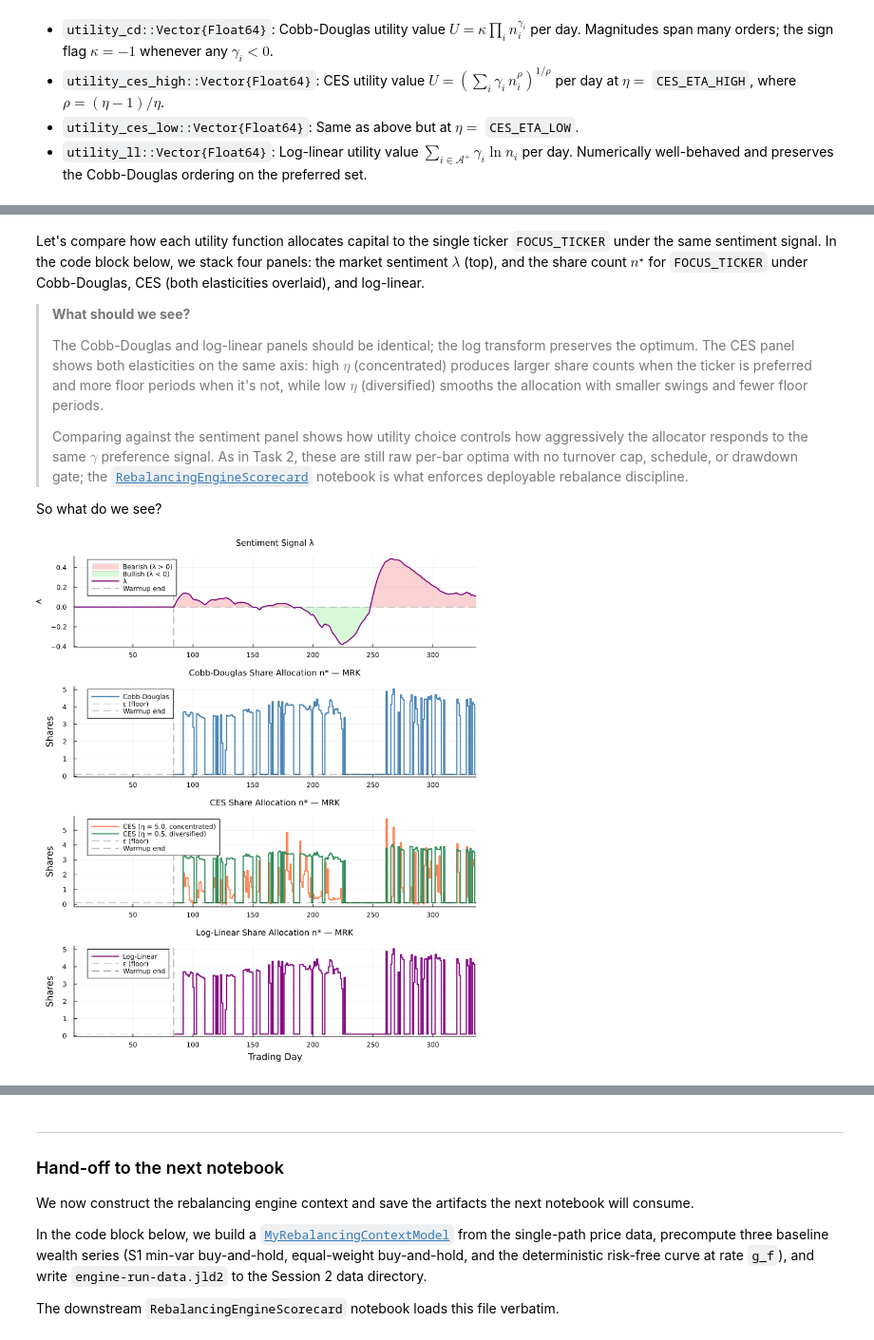
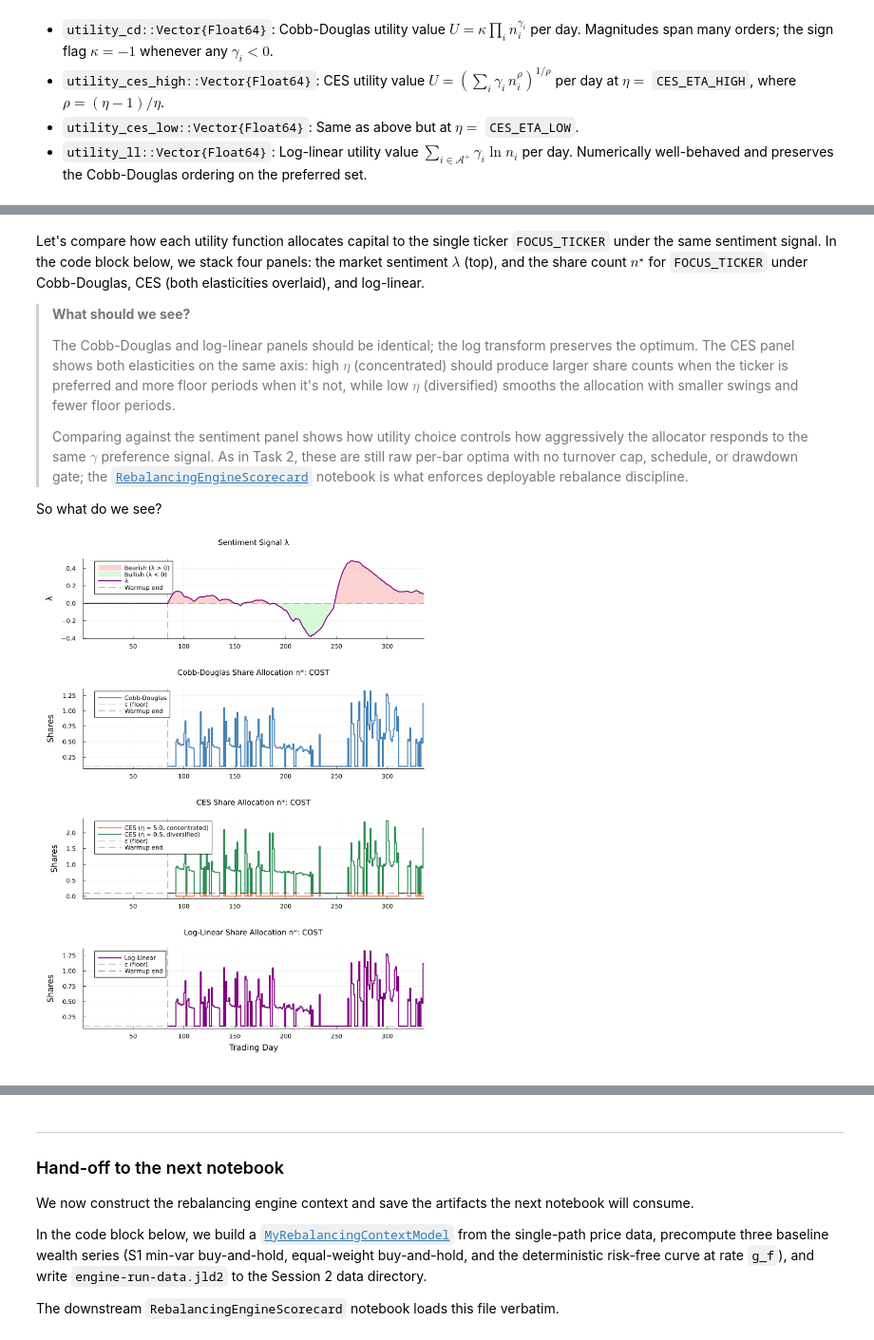
Before and after one commit to varnerlab/eCornell-AI-finance-lectures, a Jupyter notebook: lectures/session-2/eCornell-AI-Finance-S2-Example-Core-BuildCobbDouglasAllocator-May-2026.ipynb, the cells around one changed output, grey strips where cells are left out. Shown at 95% size. Saved outputs shown, nothing was run; the diff lists cells and outputs as text; code cells hidden in the pictures.

```diff
--- a/lectures/session-2/eCornell-AI-Finance-S2-Example-Core-BuildCobbDouglasAllocator-May-2026.ipynb
+++ b/lectures/session-2/eCornell-AI-Finance-S2-Example-Core-BuildCobbDouglasAllocator-May-2026.ipynb
@@ -41,5 +41,5 @@ T_total = offset + n_trading_days  # total path length (days)
 SCENARIO_SEED = 2026        # RNG seed for the hybrid-SIM scenario generator
 CES_ETA_HIGH = 5.0          # high CES elasticity (matches lecture σ_max default)
 CES_ETA_LOW  = 0.5          # low CES elasticity (matches lecture σ_min default)
-FOCUS_TICKER = "MRK"       # ticker used in the single-ticker plots in Task 2 (must be in my_tickers)
+FOCUS_TICKER = "COST"       # ticker used in the single-ticker plots in Task 2 (must be in my_tickers)
 # %% [output]
@@ -521,7 +546,7 @@ Let's compare how each utility function allocates capital to the single ticker `
 
 > __What should we see?__
 >
-> The Cobb-Douglas and log-linear panels should be identical; the log transform preserves the optimum. The CES panel shows both elasticities on the same axis: high $\eta$ (concentrated) produces larger share counts when the ticker is preferred and more floor periods when it's not, while low $\eta$ (diversified) smooths the allocation with smaller swings and fewer floor periods.
+> The Cobb-Douglas and log-linear panels should be identical; the log transform preserves the optimum. The CES panel shows both elasticities on the same axis: high $\eta$ (concentrated) should produce larger share counts when the ticker is preferred and more floor periods when it's not, while low $\eta$ (diversified) smooths the allocation with smaller swings and fewer floor periods.
 >
 > Comparing against the sentiment panel shows how utility choice controls how aggressively the allocator responds to the same $\gamma$ preference signal. As in Task 2, these are still raw per-bar optima with no turnover cap, schedule, or drawdown gate; the [`RebalancingEngineScorecard`](eCornell-AI-Finance-S2-Example-Core-RebalancingEngineScorecard-May-2026.ipynb) notebook is what enforces deployable rebalance discipline.
 
@@ -555,35 +580,38 @@ let
         linewidth=2, color=:steelblue, label="Cobb-Douglas",
         ylabel="Shares", xlim=(1, T_total),
         title="Cobb-Douglas Share Allocation n*: $(FOCUS_TICKER)")
     hline!(p2, [ε], label="ε (floor)", linestyle=:dash, color=:black, alpha=0.3)
     vline!(p2, [offset], label="Warmup end", linestyle=:dash, color=:black, alpha=0.5)
 
     # --- Panel 3: CES share counts (both η overlaid, stairstep) ---
     p3 = plot(trading_days, shares_ces_high[:, k_focus],
         linetype=:steppost,
         linewidth=2, color=:coral, label="CES (η = $(CES_ETA_HIGH), concentrated)",
         ylabel="Shares", xlim=(1, T_total),
         title="CES Share Allocation n*: $(FOCUS_TICKER)")
     plot!(p3, trading_days, shares_ces_low[:, k_focus],
         linetype=:steppost,
         linewidth=2, color=:seagreen, label="CES (η = $(CES_ETA_LOW), diversified)")
     hline!(p3, [ε], label="ε (floor)", linestyle=:dash, color=:black, alpha=0.3)
     vline!(p3, [offset], label="Warmup end", linestyle=:dash, color=:black, alpha=0.5)
 
     # --- Panel 4: Log-linear share count (stairstep) ---
     p4 = plot(trading_days, shares_ll[:, k_focus],
         linetype=:steppost,
         linewidth=2, color=:purple, label="Log-Linear",
         xlabel="Trading Day", ylabel="Shares", xlim=(1, T_total),
         title="Log-Linear Share Allocation n*: $(FOCUS_TICKER)")
     hline!(p4, [ε], label="ε (floor)", linestyle=:dash, color=:black, alpha=0.3)
     vline!(p4, [offset], label="Warmup end", linestyle=:dash, color=:black, alpha=0.5)
 
     # --- Combine into 4-row layout ---
-    plot(p1, p2, p3, p4, layout=(4, 1), size=(800, 950), legend=:topleft, titlefontsize=10)
+    plot(p1, p2, p3, p4, layout=(4, 1), size=(800, 1050),
+        legend=:topleft, titlefontsize=10,
+        left_margin=8Plots.mm, right_margin=6Plots.mm,
+        top_margin=3Plots.mm, bottom_margin=6Plots.mm)
 end
 # %% [output]
-[figure, old version]
+[figure, new version]
 # %% [markdown]
 In the code block below, we compute summary statistics (mean and standard deviation of the Herfindahl-Hirschman Index) for each utility function and displays them using [`pretty_table`](https://ronisbr.github.io/PrettyTables.jl/stable/).
 
```
Also changed, not shown: parts of 9 cells of this notebook, 1 other file.
